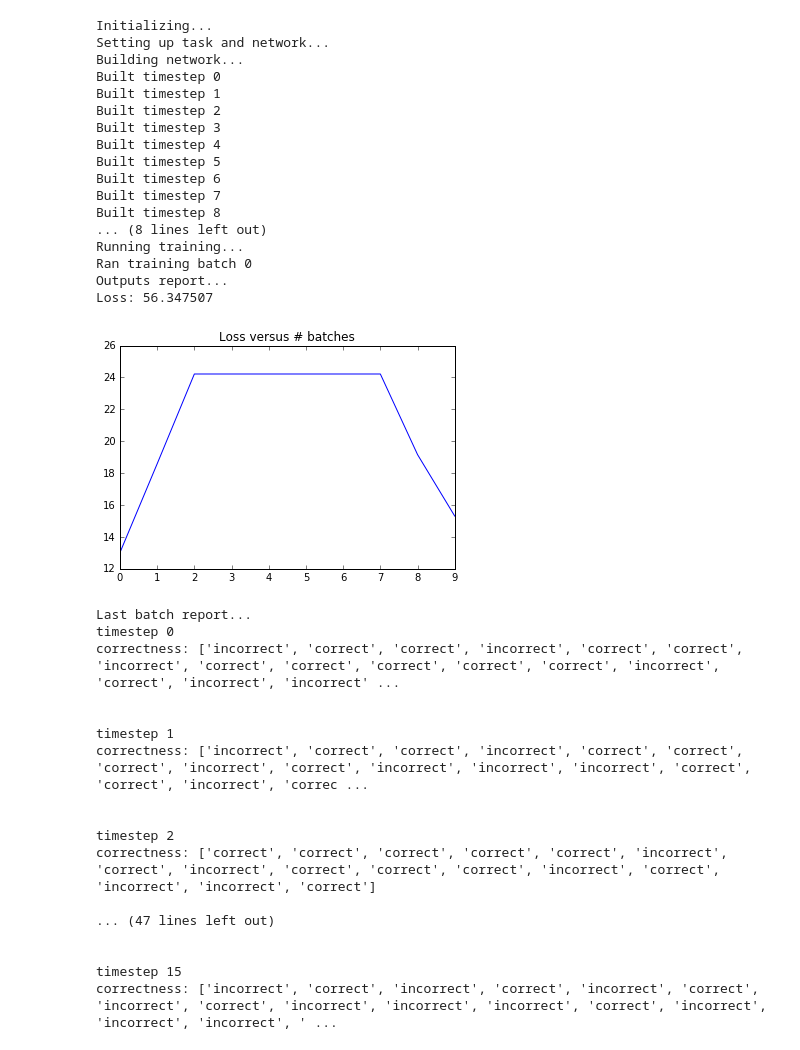
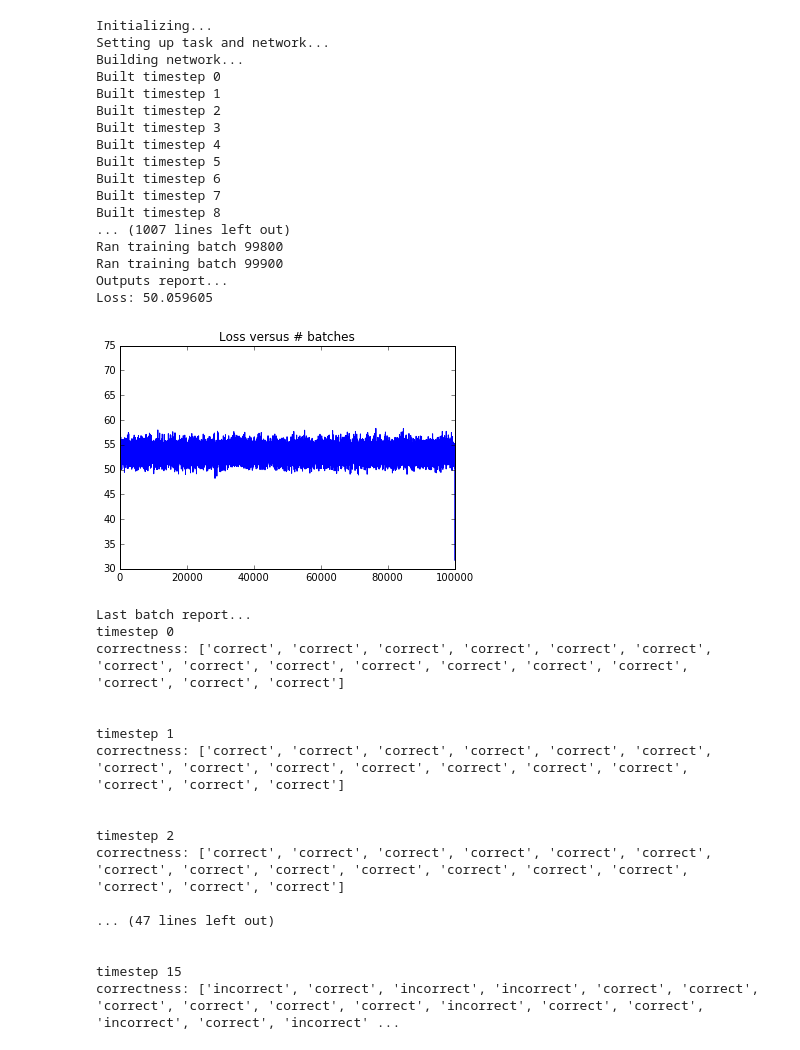
Before and after one commit to adammarblestone-zz/mediodorsalthalamus, a Jupyter notebook: MD_model_v008.ipynb, the cells around one changed output. Saved outputs shown, nothing was run; the diff lists cells and outputs as text; code cells hidden in the pictures.

```diff
--- a/MD_model_v008.ipynb
+++ b/MD_model_v008.ipynb
@@ -250,45 +250,45 @@ class MD_PFC_SM:
 # %%
 # Illustrating how to run experiments with different parameters
 md_pfc_sm_1 = MD_PFC_SM(num_units_PFC = 70, num_hidden_sensorymotor = 30, PFC_output_dimensions = 25, num_units_MD_hidden1 = 20, num_units_MD_hidden2 = 15)
 md_pfc_sm_1.setup_task(num_timesteps = 16, start_time_of_delay = 6, end_time_of_delay = 11)
-md_pfc_sm_1.train(num_batches = 5, learning_rate_PFC = 0.0001, learning_rate_MD = 0.1, learning_rate_other = 0.01)
+md_pfc_sm_1.train(num_batches = 100000, learning_rate_PFC = 0.0001, learning_rate_MD = 0.01, learning_rate_other = 0.01)
 md_pfc_sm_1.report_outputs(verbose = False)
 # %% [output]
 Initializing...
 Setting up task and network...
 Building network...
 Built timestep 0
 Built timestep 1
 Built timestep 2
 Built timestep 3
 Built timestep 4
 Built timestep 5
 Built timestep 6
 Built timestep 7
 Built timestep 8
-... (8 lines left out)
-Running training...
-Ran training batch 0
+... (1007 lines left out)
+Ran training batch 99800
+Ran training batch 99900
 Outputs report...
-Loss: 56.347507
+Loss: 50.059605
-[figure, old version]
+[figure, new version]
 Last batch report...
 timestep 0
-correctness: ['incorrect', 'correct', 'correct', 'incorrect', 'correct', 'correct', 'incorrect', 'correct', 'correct', 'correct', 'correct', 'correct', 'incorrect', 'correct', 'incorrect', 'incorrect' ...
+correctness: ['correct', 'correct', 'correct', 'correct', 'correct', 'correct', 'correct', 'correct', 'correct', 'correct', 'correct', 'correct', 'correct', 'correct', 'correct', 'correct']
 
 
 timestep 1
-correctness: ['incorrect', 'correct', 'correct', 'incorrect', 'correct', 'correct', 'correct', 'incorrect', 'correct', 'incorrect', 'incorrect', 'incorrect', 'correct', 'correct', 'incorrect', 'correc ...
+correctness: ['correct', 'correct', 'correct', 'correct', 'correct', 'correct', 'correct', 'correct', 'correct', 'correct', 'correct', 'correct', 'correct', 'correct', 'correct', 'correct']
 
 
 timestep 2
-correctness: ['correct', 'correct', 'correct', 'correct', 'correct', 'incorrect', 'correct', 'incorrect', 'correct', 'correct', 'correct', 'incorrect', 'correct', 'incorrect', 'incorrect', 'correct']
+correctness: ['correct', 'correct', 'correct', 'correct', 'correct', 'correct', 'correct', 'correct', 'correct', 'correct', 'correct', 'correct', 'correct', 'correct', 'correct', 'correct']
 
 ... (47 lines left out)
 
 
 timestep 15
-correctness: ['incorrect', 'correct', 'incorrect', 'correct', 'incorrect', 'correct', 'incorrect', 'correct', 'incorrect', 'incorrect', 'incorrect', 'correct', 'incorrect', 'incorrect', 'incorrect', ' ...
+correctness: ['incorrect', 'correct', 'incorrect', 'incorrect', 'correct', 'correct', 'correct', 'correct', 'correct', 'correct', 'incorrect', 'correct', 'correct', 'incorrect', 'correct', 'incorrect' ...
 # %%
 tf.reset_default_graph() # Use this before each subsequent run after the first run
 
```
Also changed, not shown: parts of 5 cells of this notebook.
